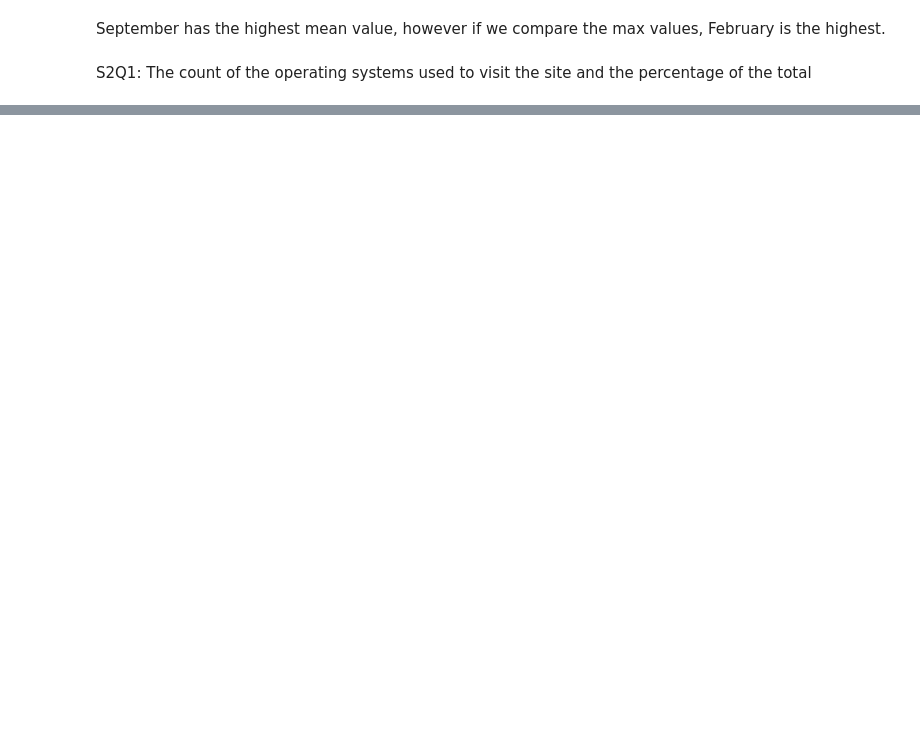
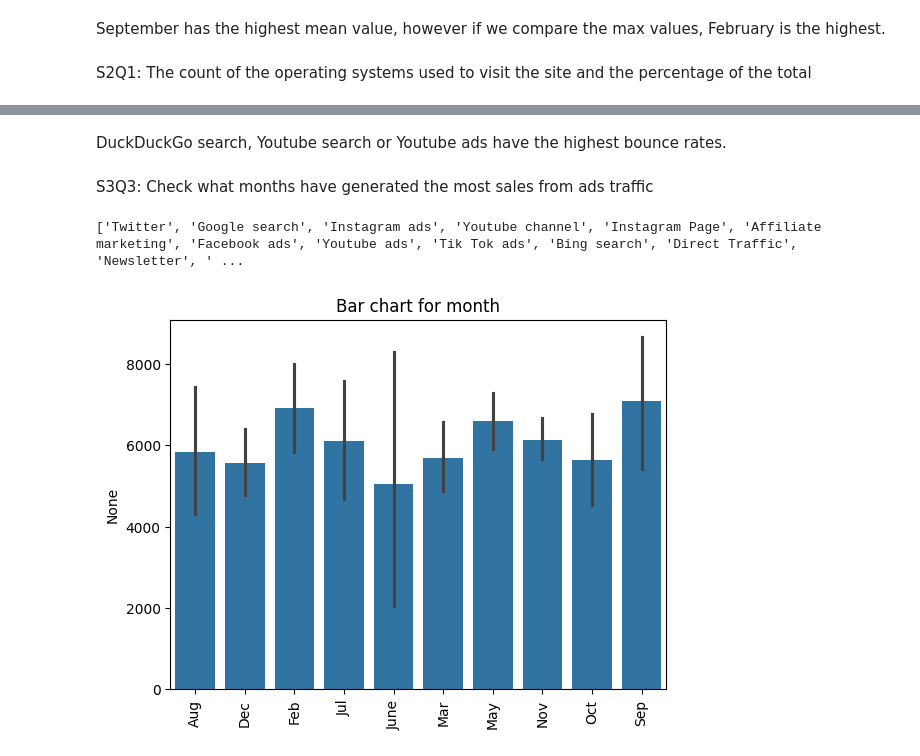
Before and after one commit to MadokaKumamaru/exploratory-data-analysis---online-shopping-in-retail309, a Jupyter notebook: retail_EDA_report.ipynb, the cells around one changed output, grey strips where cells are left out. Saved outputs shown, nothing was run; the diff lists cells and outputs as text; code cells hidden in the pictures; blank space fills up the shorter version.

```diff
--- a/retail_EDA_report.ipynb
+++ b/retail_EDA_report.ipynb
@@ -456,0 +528,16 @@ Counts for distinct values for operating_systems
+# %% [markdown]
+DuckDuckGo search, Youtube search or Youtube ads have the highest bounce rates.
+# %% [markdown]
+S3Q3: Check what months have generated the most sales from ads traffic
+# %%
+# List traffic types
+print(list(customer_activity['traffic_type'].unique()))
+
+# Create a new DataFrame where revenue is True and traffic type is Ads
+ads_list = ['Instagram ads', 'Facebook ads', 'Youtube ads', 'Tik Tok ads']
+ads_profit_df = revenue_true[revenue_true['traffic_type'].isin(ads_list)]
+ads_profit_plotter = plotter.Plotter(ads_profit_df)
+ads_profit_plotter.plot_barchart('month')
+# %% [output]
+['Twitter', 'Google search', 'Instagram ads', 'Youtube channel', 'Instagram Page', 'Affiliate marketing', 'Facebook ads', 'Youtube ads', 'Tik Tok ads', 'Bing search', 'Direct Traffic', 'Newsletter', ' ...
+[figure, added]
```
Also changed, not shown: parts of 33 cells of this notebook, 4 other files.
